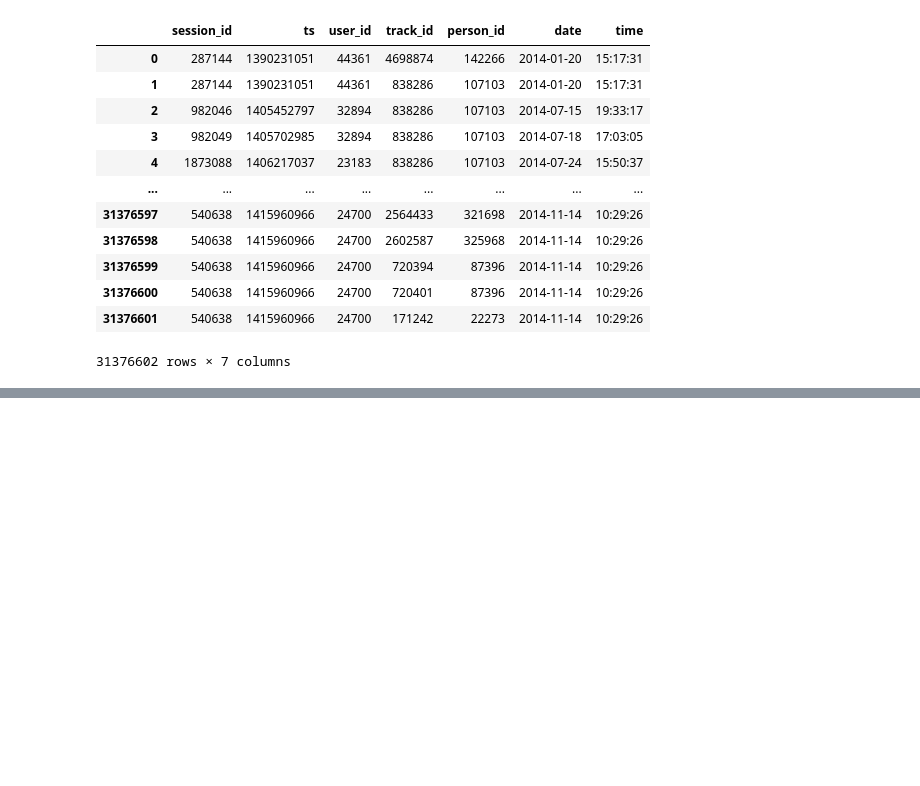
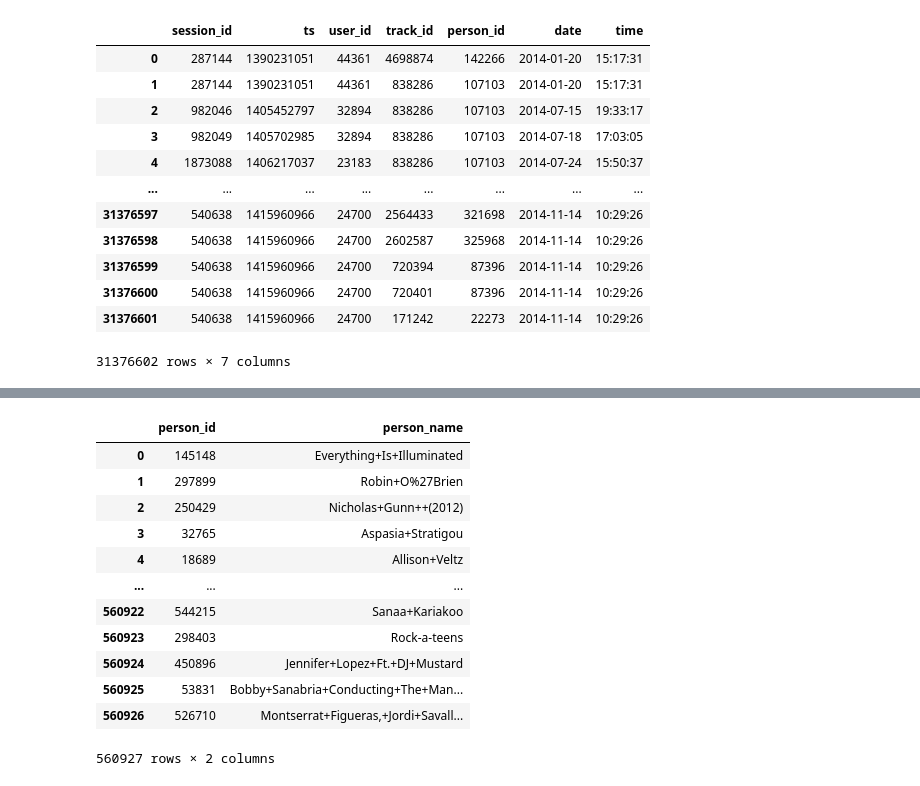
Before and after one commit to ShalyginaA/30Music-artist-recommendation, a Jupyter notebook: data_engineering.ipynb, the cells around one changed output, grey strips where cells are left out. Saved outputs shown, nothing was run; the diff lists cells and outputs as text; code cells hidden in the pictures; blank space fills up the shorter version.

```diff
--- a/data_engineering.ipynb
+++ b/data_engineering.ipynb
@@ -234,0 +271,13 @@ merged_df.to_pickle('data/merged_df_datetime.pickle')
+# %%
+def extract_person_name(row):
+    json_lst = json.loads(row['properties'])
+    person_id = row['id']
+
+    new_rows_dict = {
+                    'person_id' : person_id,
+                    'person_name' : json_lst['name']
+                   }
+    return new_rows_dict
+# %%
+%%time
+new_persons_df = pd.DataFrame(list(people_df.apply(lambda row: extract_person_name(row), axis=1)))
@@ -234,0 +287,16 @@ merged_df.to_pickle('data/merged_df_datetime.pickle')
+# %%
+new_persons_df
+# %% [output]
+|  | person_id | person_name |
+| 0 | 145148 | Everything+Is+Illuminated |
+| 1 | 297899 | Robin+O%27Brien |
+| 2 | 250429 | Nicholas+Gunn++(2012) |
+| 3 | 32765 | Aspasia+Stratigou |
+| 4 | 18689 | Allison+Veltz |
+| ... | ... | ... |
+| 560922 | 544215 | Sanaa+Kariakoo |
+| 560923 | 298403 | Rock-a-teens |
+| 560924 | 450896 | Jennifer+Lopez+Ft.+DJ+Mustard |
+| 560925 | 53831 | Bobby+Sanabria+Conducting+The+Man... |
+| 560926 | 526710 | Montserrat+Figueras,+Jordi+Savall... |
+560927 rows × 2 columns
```
Also changed, not shown: parts of 6 cells of this notebook.
